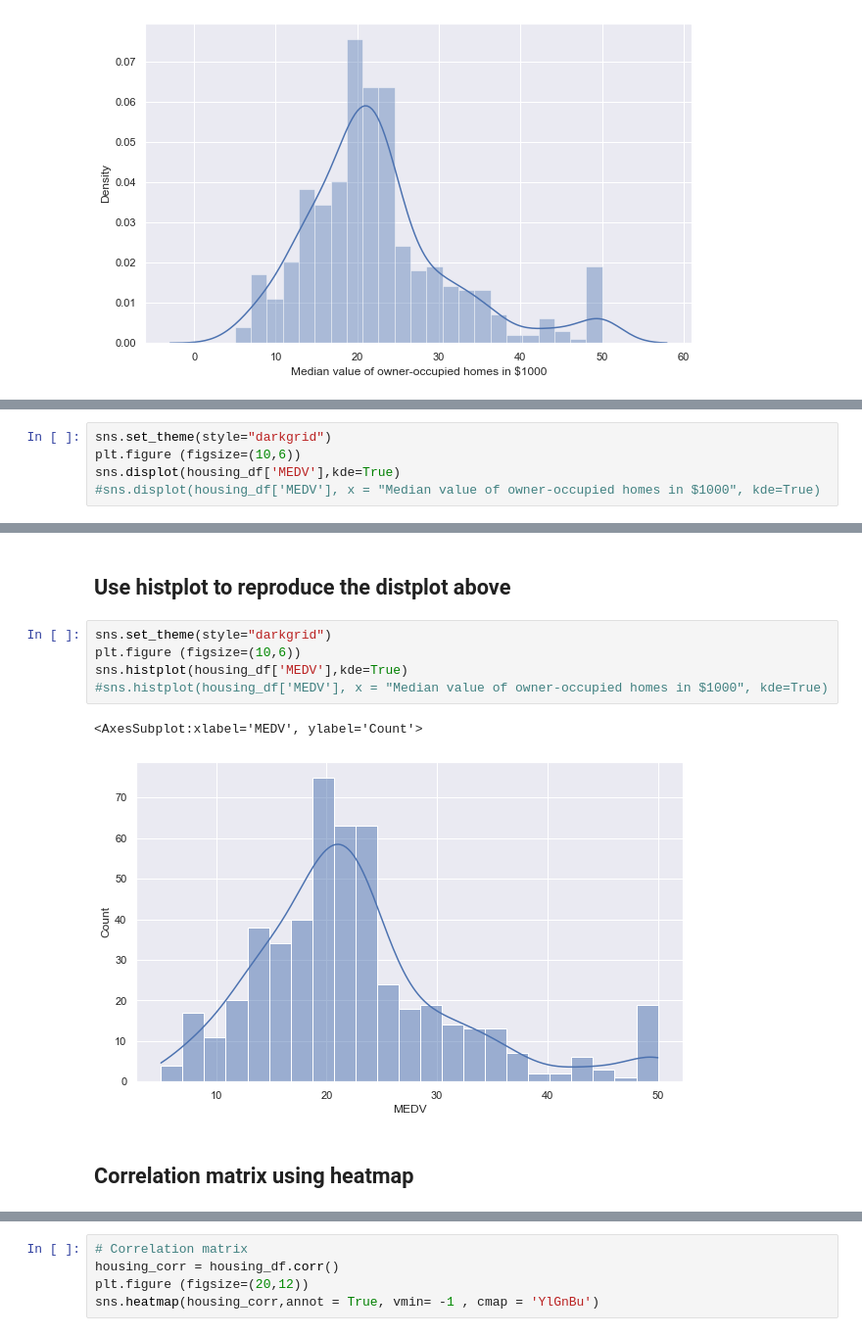
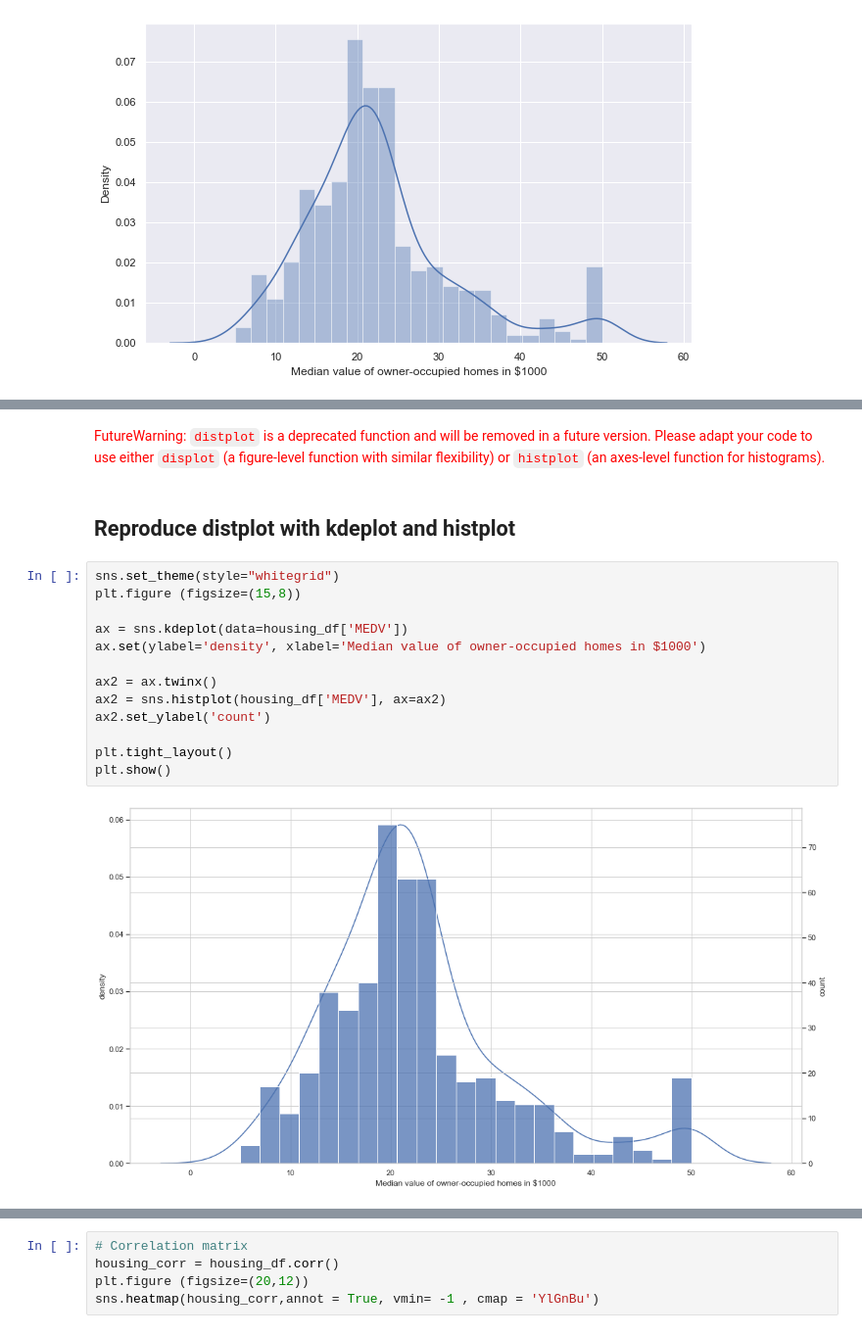
Before and after one commit to gaoqian310/Housing_Analysis, a Jupyter notebook: housing_analysis.ipynb, the cells around one changed output, grey strips where cells are left out. Shown at 98% size. Drawn from its saved outputs; the diff is of its cells as text.

```diff
--- a/housing_analysis.ipynb
+++ b/housing_analysis.ipynb
@@ -96,5 +91,0 @@ sns.distplot(housing_df['MEDV'], axlabel = 'Median value of owner-occupied homes
-# %%
-sns.set_theme(style="darkgrid")
-plt.figure (figsize=(10,6))
-sns.displot(housing_df['MEDV'],kde=True)
-#sns.displot(housing_df['MEDV'], x = "Median value of owner-occupied homes in $1000", kde=True)
@@ -105,12 +92,19 @@ sns.displot(housing_df['MEDV'],kde=True)
-# %% [markdown]
-## Use histplot to reproduce the distplot above
-# %%
-sns.set_theme(style="darkgrid")
-plt.figure (figsize=(10,6))
-sns.histplot(housing_df['MEDV'],kde=True)
-#sns.histplot(housing_df['MEDV'], x = "Median value of owner-occupied homes in $1000", kde=True)
-# %% [output]
-<AxesSubplot:xlabel='MEDV', ylabel='Count'>
-[figure, removed]
-# %% [markdown]
-## Correlation matrix using heatmap
+# %% [markdown]
+<span style="color:red">FutureWarning: `distplot` is a deprecated function and will be removed in a future version. Please adapt your code to use either `displot` (a figure-level function with similar flexibility) or `histplot` (an axes-level function for histograms).</span>
+# %% [markdown]
+## Reproduce distplot with kdeplot and histplot
+# %%
+sns.set_theme(style="whitegrid")
+plt.figure (figsize=(15,8))
+
+ax = sns.kdeplot(data=housing_df['MEDV'])
+ax.set(ylabel='density', xlabel='Median value of owner-occupied homes in $1000')
+
+ax2 = ax.twinx()
+ax2 = sns.histplot(housing_df['MEDV'], ax=ax2)
+ax2.set_ylabel('count')
+
+plt.tight_layout()
+plt.show()
+# %% [output]
+[figure, added]
```
Also changed, not shown: parts of 8 cells of this notebook, 1 other file.
